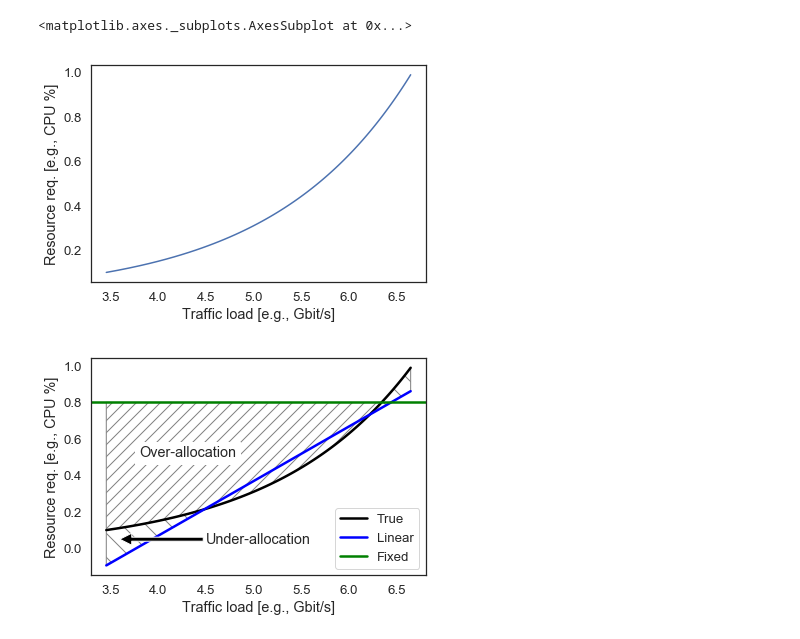
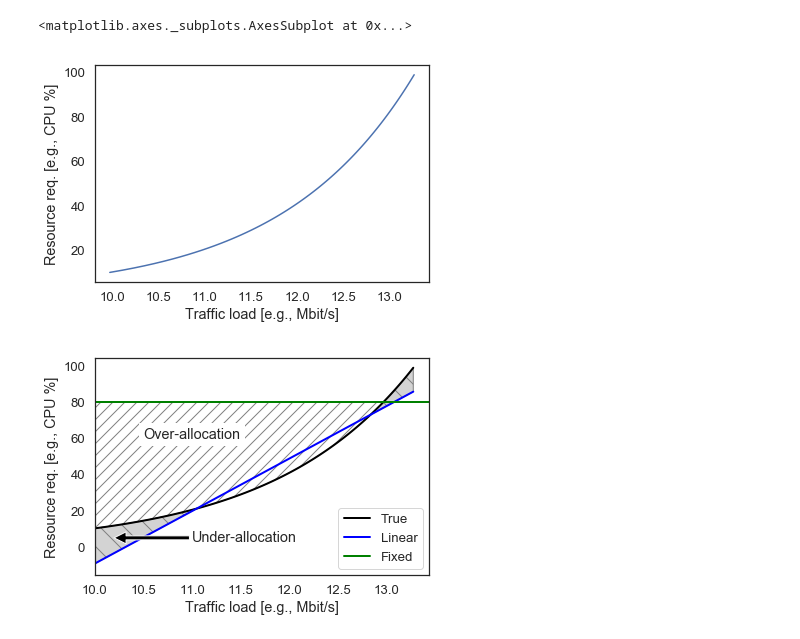
Before and after one commit to stefanbschneider/NFV_ML_Dev, a Jupyter notebook: Paper/intro_example/example.ipynb, the cells around one changed output. Saved outputs shown, nothing was run; the diff lists cells and outputs as text; code cells hidden in the pictures.

Commit message:
improved the example plot

```diff
--- a/Paper/intro_example/example.ipynb
+++ b/Paper/intro_example/example.ipynb
@@ -23,7 +23,7 @@ sns.set_style("white")
 # cpu_col = 'CPU time [%]'
 cpu_col = 'Resource req. [e.g., CPU %]'
 # thr_col = 'Max. throughput [Gbit/s]'
-thr_col = 'Traffic load [e.g., Gbit/s]'
+thr_col = 'Traffic load [e.g., Mbit/s]'
 # %%
 # generate synthetic data
 def gen_benchmark(cpu, coeff1=1, coeff2=1):
@@ -32,7 +32,7 @@ def gen_benchmark(cpu, coeff1=1, coeff2=1):
 
 def synthetic_benchmark():
     """Generate synthetic benchmark results for CPU time 0-100%"""
-    cpu_list = np.arange(0.1, 1.0, 0.01)
+    cpu_list = np.arange(10, 100, 1)
     data = []
     for cpu in cpu_list:
         data.append([cpu, gen_benchmark(cpu, coeff2=100)])
@@ -43,7 +43,7 @@ df = synthetic_benchmark()
 sns.lineplot(df[thr_col], df[cpu_col])
 # %% [output]
 <matplotlib.axes._subplots.AxesSubplot at 0x...>
-[figure, old version]
+[figure, new version]
 # %%
 # process data
 # no need for validation or test split in this simple example
@@ -62,29 +62,28 @@ df[lin_col] = lin_reg.predict(X)
 # %%
 # plotting
 fig, ax = plt.subplots()
 
-fixed = 0.8
+fixed = 80
 
 # lines
-plt.plot(df[thr_col], df[cpu_col], label='True', color='black', linewidth=2.5)
-plt.plot(df[thr_col], df[lin_col], color='blue', linewidth=2.5)
-plt.axhline(y=fixed, label='Fixed', color='green', linewidth=2.5)
+plt.plot(df[thr_col], df[cpu_col], label='True', color='black', linewidth=2)
+plt.plot(df[thr_col], df[lin_col], color='blue', linewidth=2)
+plt.axhline(y=fixed, label='Fixed', color='green', linewidth=2)
 
 # fill in between
 ax.fill_between(df[thr_col], df[cpu_col], fixed, where=df[cpu_col]<fixed, facecolor='white', edgecolor='grey', hatch='//')
-ax.fill_between(df[thr_col], df[lin_col], df[cpu_col], where=df[lin_col]<df[cpu_col], facecolor='white', edgecolor='grey', hatch='\\')
+ax.fill_between(df[thr_col], df[lin_col], df[cpu_col], where=df[lin_col]<df[cpu_col], facecolor='lightgrey', edgecolor='grey', hatch='\\')
 
-# text
-ax.text(3.8, 0.5, 'Over-allocation', bbox={'facecolor': 'white'})
-ax.annotate('Under-allocation', xy=(3.6, 0.05), xytext=(4.5, 0.05), arrowprops={'facecolor': 'black'}, verticalalignment='center')
+# # text
+ax.text(10.5, 60, 'Over-allocation', bbox={'facecolor': 'white'})
+ax.annotate('Under-allocation', xy=(10.2, 5), xytext=(11, 5), arrowprops={'facecolor': 'black'}, verticalalignment='center')
 
 plt.xlabel(thr_col)
 plt.ylabel(cpu_col)
+plt.xlim(10)
 #plt.ylim(0, 1)
 plt.legend()
 
-# TODO: fläche mit over-/under-sub schraffieren
-
 fig.savefig('../plots/example_alloc.pdf', bbox_inches='tight')
 # %% [output]
-[figure, old version]
+[figure, new version]
```
Also changed, not shown: 1 other file.
